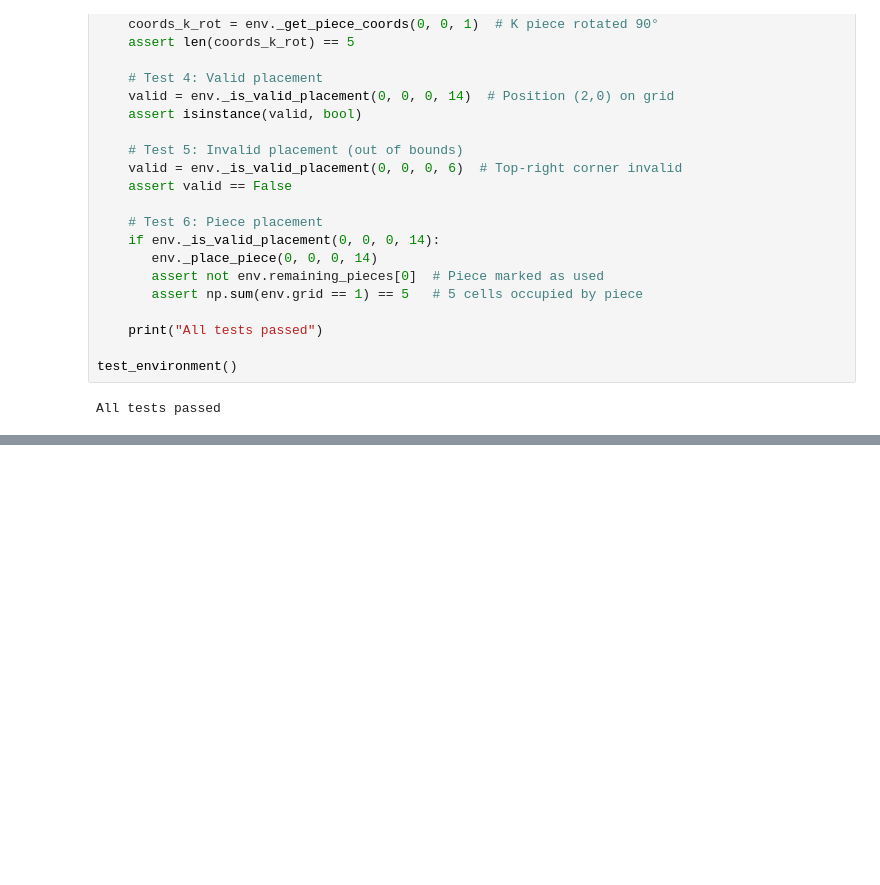
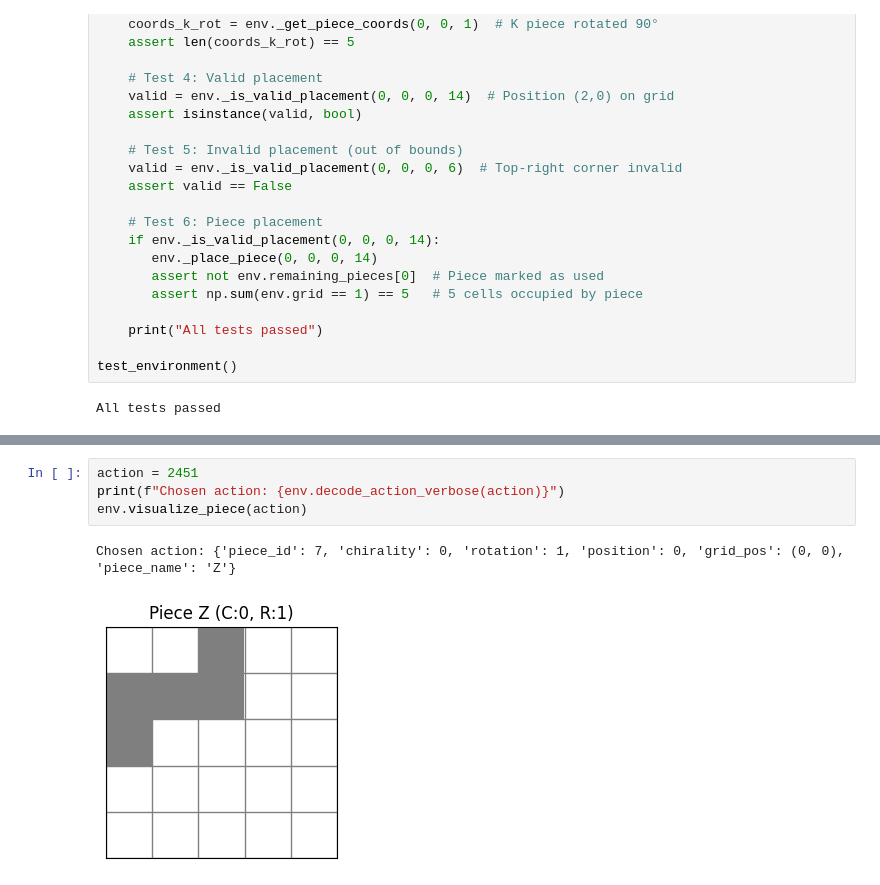
Before and after one commit to bamesserly/apad-puzzle-rl, a Jupyter notebook: apad_env_validation.ipynb, the cells around one changed output, grey strips where cells are left out. Saved outputs shown, nothing was run; the diff lists cells and outputs as text; blank space fills up the shorter version.

```diff
--- a/apad_env_validation.ipynb
+++ b/apad_env_validation.ipynb
@@ -73,0 +96,7 @@ Overlap and reset tests passed!
+# %%
+action = 2451
+print(f"Chosen action: {env.decode_action_verbose(action)}")
+env.visualize_piece(action)
+# %% [output]
+Chosen action: {'piece_id': 7, 'chirality': 0, 'rotation': 1, 'position': 0, 'grid_pos': (0, 0), 'piece_name': 'Z'}
+[figure, added]
```
Also changed, not shown: parts of 12 cells of this notebook, 6 other files.
